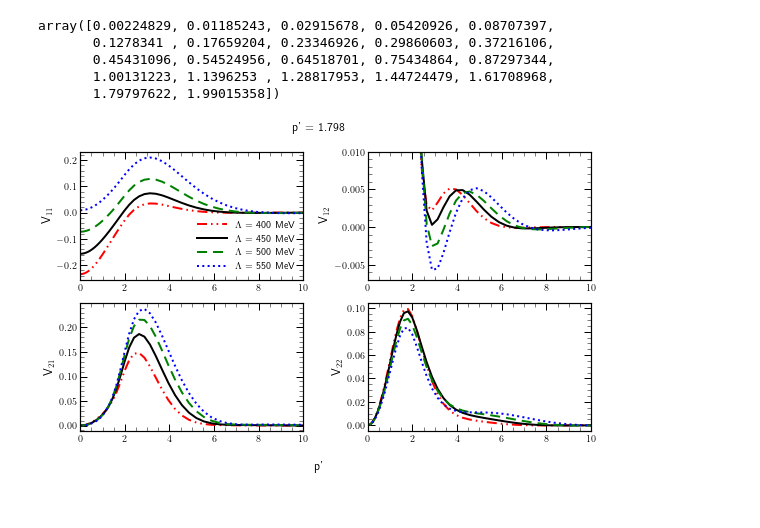
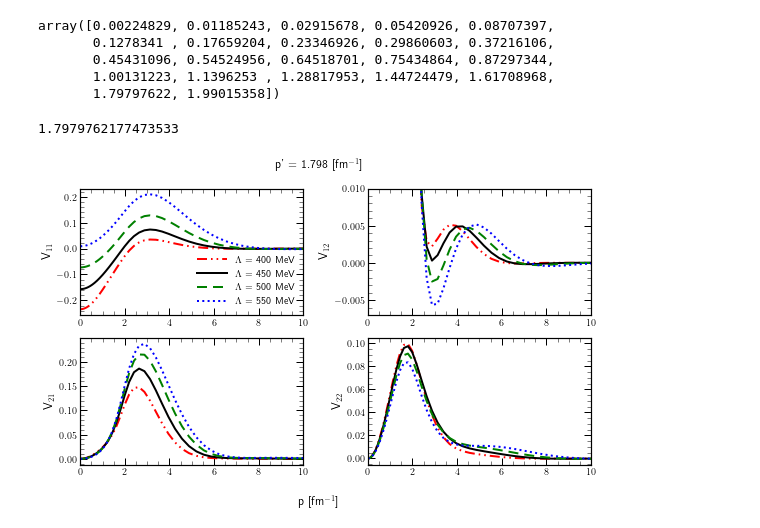
Before and after one commit to VitaliiUr/thesis, a Jupyter notebook: PlotData/Deuteron/WAVEFUNC/potential.ipynb, the cells around one changed output. Cells and saved outputs as stored; diff of their text form; code cells hidden in the pictures.

```diff
--- a/PlotData/Deuteron/WAVEFUNC/potential.ipynb
+++ b/PlotData/Deuteron/WAVEFUNC/potential.ipynb
@@ -69,30 +69,34 @@ array([0.00224829, 0.01185243, 0.02915678, 0.05420926, 0.08707397,
        0.45431096, 0.54524956, 0.64518701, 0.75434864, 0.87297344,
        1.00131223, 1.1396253 , 1.28817953, 1.44724479, 1.61708968,
        1.79797622, 1.99015358])
+# %%
+pp[20]
+# %% [output]
+1.7979762177473533
 # %%
 fig, ax = plt.subplots(2,2,figsize=(8,5))
 pp_loc = pp[20]
-fig.suptitle(f"p' = {round(pp_loc,3)}", size=12)
-fig.supxlabel("p'", size=12)
+fig.suptitle(f"p' = {round(pp_loc,3)} "+ "[fm$^{-1}$]", size=12)
+fig.supxlabel("p [fm$^{-1}$]", size=12)
 for i in range(4):
     for j in range(4):
         hist = ax[i//2, i%2].plot(df[j+1][df[j+1]["p'"] == pp_loc]["p"],
                                   df[j+1][df[j+1]["p'"] == pp_loc][f"V{i//2+1}{i%2+1}"],
                                   label=f"$\Lambda$ = {350 + 50*(j+1)} MeV",
                                  **ls_cutoff[350 + 50*(j+1)])
     ax[i//2, i%2].set_xlim([0, 10])
     ax[i//2, i%2].set_ylabel(f"V$_{{{i//2+1}{i%2+1}}}$", size=12)
     ax[i//2, i%2].tick_params(which='minor', direction='in', length=4,
                    width=0.5, top=True, right=True)
     ax[i//2, i%2].tick_params(which='major', direction='in',
                    length=7, width=1, top=True, right=True, zorder=1)
 ax[0, 0].legend(fontsize=10, handlelength=3)
 ax[0, 1].set_ylim([-7e-3, 1e-2])
 # ax[0, 1].set_ylim([-1e-5, 1e-4])
 # fig.colorbar(hist[3], ax=ax)
 plt.tight_layout()
 plt.savefig(f"potential_pp{round(pp_loc,3)}.pdf",
             dpi=600, facecolor="white")
 plt.show()
 # %% [output]
-[figure, old version]
+[figure, new version]
```
Also changed, not shown: 4 other files.
